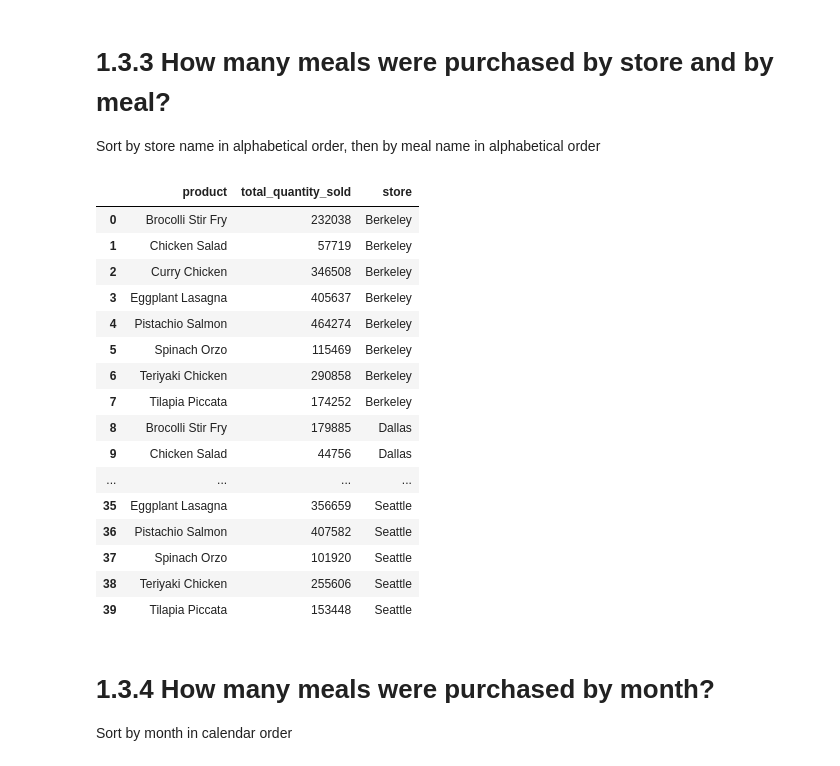
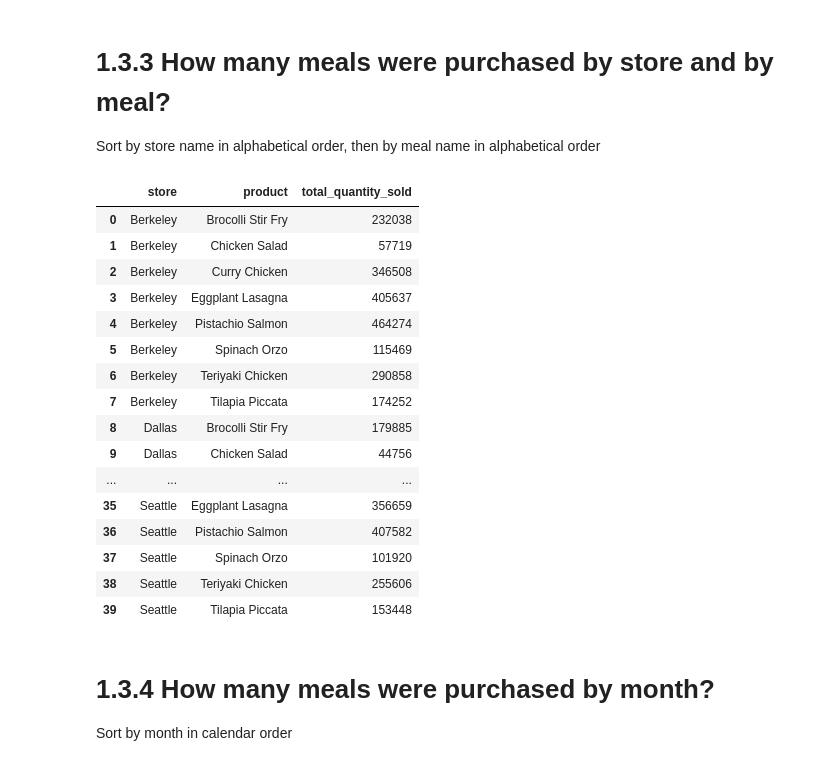
Before and after one commit to jvgalvin/Portfolio, a Jupyter notebook: project_1_3.ipynb, the cells around one changed output. Drawn from its saved outputs; the diff is of its cells as text; code cells hidden in the pictures.

```diff
--- a/project_1_3.ipynb
+++ b/project_1_3.ipynb
@@ -155,44 +155,43 @@ Sort by store name in alphabetical order, then by meal name in alphabetical orde
 # %%
 rollback_before_flag = True
 rollback_after_flag = True
 
 query = """
 
 select s.city as store,
         p.description as product,
-        sum(l.quantity) as total_quantity_sold,
-        s.city as store
+        sum(l.quantity) as total_quantity_sold
 from stores as s
     join sales as sa
         on s.store_id = sa.store_id
     join line_items as l
         on sa.store_id = l.store_id and sa.sale_id = l.sale_id
     join products as p
         on l.product_id = p.product_id
 group by store, product
 order by store, product
 
 """
 
 my_select_query_pandas(query, rollback_before_flag, rollback_after_flag)
 # %% [output]
-|  | product | total_quantity_sold | store |
-| 0 | Brocolli Stir Fry | 232038 | Berkeley |
-| 1 | Chicken Salad | 57719 | Berkeley |
-| 2 | Curry Chicken | 346508 | Berkeley |
-| 3 | Eggplant Lasagna | 405637 | Berkeley |
-| 4 | Pistachio Salmon | 464274 | Berkeley |
-| 5 | Spinach Orzo | 115469 | Berkeley |
-| 6 | Teriyaki Chicken | 290858 | Berkeley |
-| 7 | Tilapia Piccata | 174252 | Berkeley |
-| 8 | Brocolli Stir Fry | 179885 | Dallas |
-| 9 | Chicken Salad | 44756 | Dallas |
+|  | store | product | total_quantity_sold |
+| 0 | Berkeley | Brocolli Stir Fry | 232038 |
+| 1 | Berkeley | Chicken Salad | 57719 |
+| 2 | Berkeley | Curry Chicken | 346508 |
+| 3 | Berkeley | Eggplant Lasagna | 405637 |
+| 4 | Berkeley | Pistachio Salmon | 464274 |
+| 5 | Berkeley | Spinach Orzo | 115469 |
+| 6 | Berkeley | Teriyaki Chicken | 290858 |
+| 7 | Berkeley | Tilapia Piccata | 174252 |
+| 8 | Dallas | Brocolli Stir Fry | 179885 |
+| 9 | Dallas | Chicken Salad | 44756 |
 | ... | ... | ... | ... |
-| 35 | Eggplant Lasagna | 356659 | Seattle |
-| 36 | Pistachio Salmon | 407582 | Seattle |
-| 37 | Spinach Orzo | 101920 | Seattle |
-| 38 | Teriyaki Chicken | 255606 | Seattle |
-| 39 | Tilapia Piccata | 153448 | Seattle |
+| 35 | Seattle | Eggplant Lasagna | 356659 |
+| 36 | Seattle | Pistachio Salmon | 407582 |
+| 37 | Seattle | Spinach Orzo | 101920 |
+| 38 | Seattle | Teriyaki Chicken | 255606 |
+| 39 | Seattle | Tilapia Piccata | 153448 |
 # %% [markdown]
 # 1.3.4 How many meals were purchased by month?
 
```
Also changed, not shown: parts of 7 cells of this notebook.
